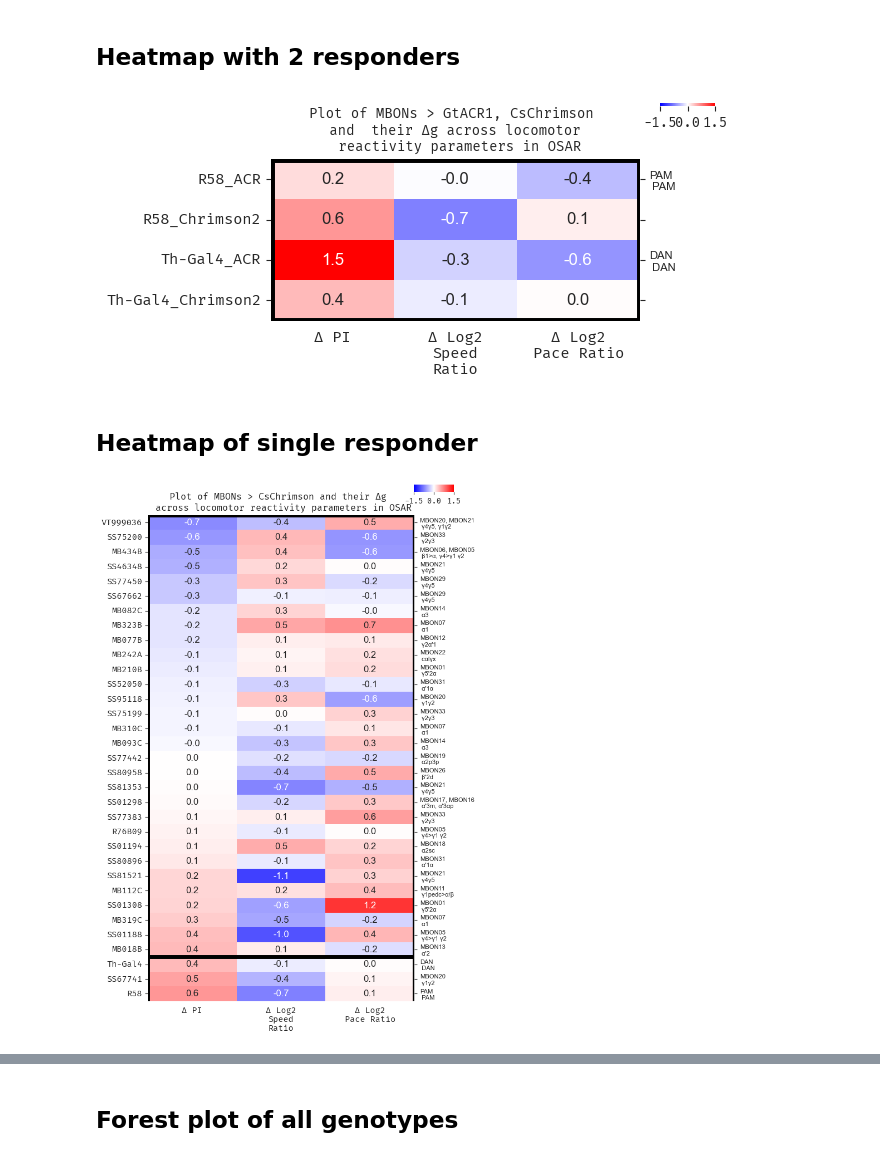
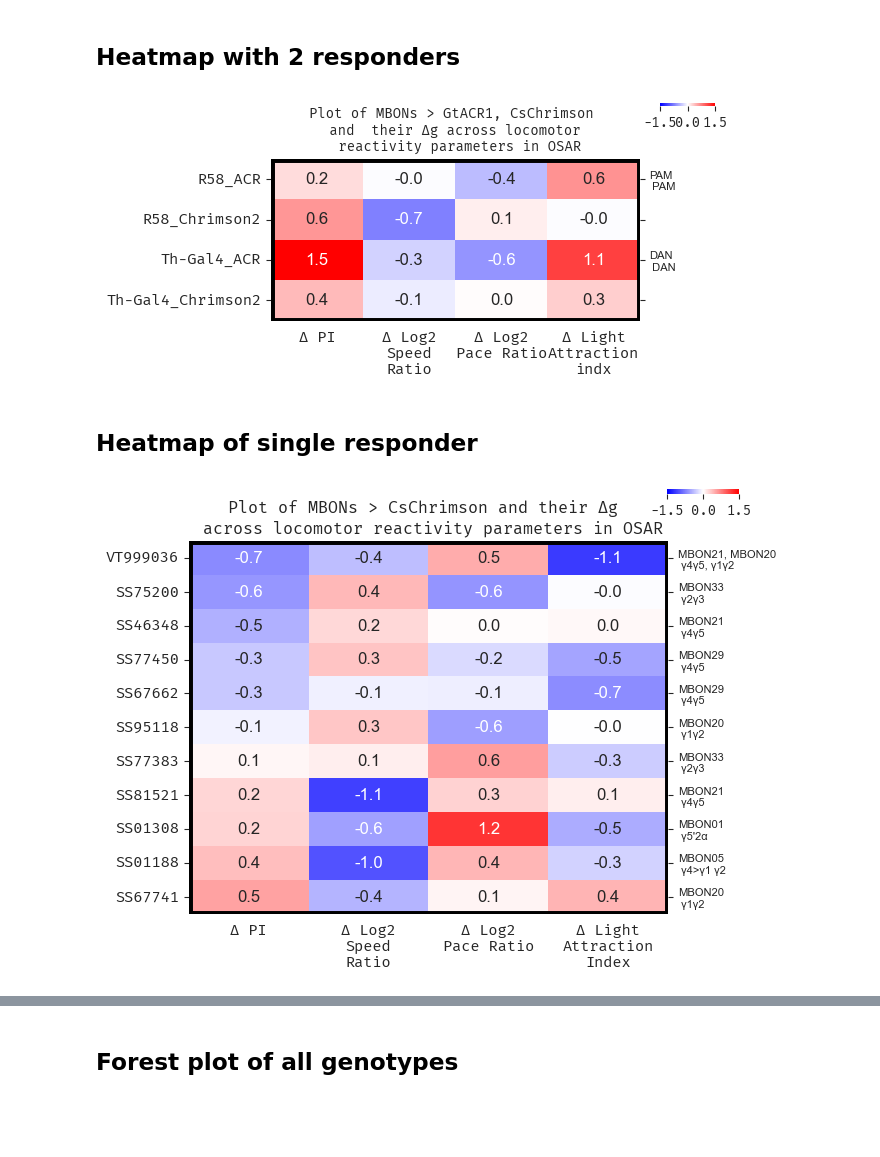
Before and after one commit to lnicole08/OSAR-Nicole-version, a Jupyter notebook: Multi and single dabest OSAR plots.ipynb, the cells around one changed output, grey strips where cells are left out. Drawn from its saved outputs; the diff is of its cells as text; code cells hidden in the pictures; blank space fills up the shorter version.

```diff
--- a/Multi and single dabest OSAR plots.ipynb
+++ b/Multi and single dabest OSAR plots.ipynb
@@ -355,7 +361,7 @@ j7.axhline(y = 4, color = 'k',
 j7.axvline(x = 0, color = 'k',
             linewidth = 5)
 
-j7.axvline(x = 3, color = 'k',
+j7.axvline(x = 4, color = 'k',
             linewidth = 5)
 
 #secondary axes
@@ -382,6 +388,6 @@ fig1.tight_layout()
 
 #plt.savefig(openPath + "images\\" + date + "_" + responder + "_deltagheatmapwithlobelocations.png", dpi = 1200)
 # %% [output]
-[figure, old version]
+[figure, new version]
 # %% [markdown]
 ## Heatmap of single responder
@@ -388,10 +404,21 @@ fig1.tight_layout()
+# %%
+dfpi, sortedlist, dabestlist = chartplottingdabest(dfi, basegenotype, 'pi_smoothed_Pattern 01')
+dfspeed, notsortedlist, notdabestlist = chartplottingdabest(dfi, basegenotype, 'log2_speed_ratio_Pattern 01')
+dfpace, pacesortedlist, pacedabestlist = chartplottingdabest(dfi, basegenotype, 'log2_pace_ratio_Pattern 01')
+dflei, leisortedlist, leidabestlist = chartplottingdabest(dfi, basegenotype, 'light_attraction_index_Pattern 01')
+
+piplot = dabest.load(dfpi, idx=dabestlist)
+spplot = dabest.load(dfspeed, idx=dabestlist)
+pcplot = dabest.load(dfpace, idx=dabestlist)
+leiplot = dabest.load(dflei, idx=dabestlist)
 # %%
 from functools import reduce
 
 pitable = pd.DataFrame({'MBON': piplot.hedges_g.statistical_tests['test'],'Δ PI': piplot.hedges_g.statistical_tests['difference']})
 sptable = pd.DataFrame({'MBON': spplot.hedges_g.statistical_tests['test'],'Δ Log2 Speed Ratio': spplot.hedges_g.statistical_tests['difference']})
 pctable = pd.DataFrame({'MBON': pcplot.hedges_g.statistical_tests['test'],'Δ Log2 Pace Ratio': pcplot.hedges_g.statistical_tests['difference']})
-tabletotallst = [pitable, sptable, pctable]
+leitable = pd.DataFrame({'MBON': leiplot.hedges_g.statistical_tests['test'],'Δ Light Attraction Index': leiplot.hedges_g.statistical_tests['difference']})
+tabletotallst = [pitable, sptable, pctable, leitable]
 
 tabletotal = reduce(lambda left, right: pd.merge(left, right, on =['MBON'], how = "outer"), tabletotallst)
 
@@ -438,17 +465,28 @@ for m in MBONList:
     lobelocation = pd.concat([lobelocation, lobeloc])
 
 lobelocation = lobelocation.reset_index(drop=True)
+# %%
+tabletotal=tabletotal[~tabletotal['MBON'].isin(['R58', 'Th-Gal4'])]
+#tabletotal
+
+lstofylobes = ['VT999036', 'SS75200', 'SS46348', 'SS77450', 'SS67662', 'SS81521', 'SS01308', 'SS01188', 'SS67741', 'SS77383', 'SS95118']
+dfylobes = pd.DataFrame()
+for p in lstofylobes:
+    dfylobes = pd.concat([dfylobes, tabletotal[tabletotal['MBON'] == p]], axis = 0)
+dfylobes = dfylobes.reset_index(drop=True)
 # %%
 #mini list of only SPECIFIC responder
 from mpl_toolkits.axes_grid1.inset_locator import inset_axes
 
+dfoneresponder = dfylobes.copy()
+
 if responder == 'Chrimson2':
     responderrename = "CsChrimson"
-    df_specificmbon = tabletotal[tabletotal['responder']=="Chrimson2"].sort_values(by = "Δ PI", ascending=True).reset_index(drop=True)
+    df_specificmbon = dfoneresponder[dfoneresponder['responder']=="Chrimson2"].sort_values(by = "Δ PI", ascending=True).reset_index(drop=True)
 
 if responder == 'ACR':
     responderrename = "GtACR1"
-    df_specificmbon = tabletotal[tabletotal['responder']=="ACR"].sort_values(by = "Δ PI", ascending=True).reset_index(drop=True)
+    df_specificmbon = dfoneresponder[dfoneresponder['responder']=="ACR"].sort_values(by = "Δ PI", ascending=True).reset_index(drop=True)
 
 plt.rcParams["font.family"] = "Fira Mono"
 
@@ -460,7 +498,7 @@ plt.rcParams["font.family"] = "Fira Mono"
 
 df60 = df_specificmbon.set_index(['MBON'])
 df60 = df60.drop(['responder'], axis =1)
-fig1, ax4 = plt.subplots(figsize=(7, 10))
+fig1, ax4 = plt.subplots(figsize=(7, 5))
 
 #adding extra axes label
 lobloclst = []
@@ -486,7 +524,7 @@ cax = inset_axes(ax4,
                  width="15%",  # width: 40% of parent_bbox width
                  height="1.5%",  # height: 10% of parent_bbox height
                  loc='lower right',
-                 bbox_to_anchor=(0.09, 1.08, 1, 1),
+                 bbox_to_anchor=(0.09, 1.2, 1, 1),
                  bbox_transform=ax4.transAxes,
                  borderpad=-2,
                  )
@@ -507,37 +545,37 @@ wrap_labels(j7, 10)
 j7.axhline(y = 0, color = 'k',
             linewidth = 5)
 
-j7.axhline(y = 30, color = 'k',
+j7.axhline(y = 11, color = 'k',
             linewidth = 5)
 
 j7.axvline(x = 0, color = 'k',
             linewidth = 5)
 
-j7.axvline(x = 3, color = 'k',
+j7.axvline(x = 4, color = 'k',
             linewidth = 5)
 
 #secondary axes
 j8 = j7.twinx()
 j8.set_ylim([0,j7.get_ylim()[0]])
 j8.set_yticks(j7.get_yticks())
 
 
 #y labels for mbon lobes and naming
 labellinglist = newdf600['Merge'].iloc[::-1]
 labelledlist = []
 for n in labellinglist:
     labelledlist.extend(n)
     #inserts blank space after every list name
 j8.set_yticklabels(labelledlist, fontsize=8)
 j8.spines['top'].set_visible(False)
 j8.spines['right'].set_visible(False)
 j8.spines['bottom'].set_visible(False)
 j8.spines['left'].set_visible(False)
 
 j7.set_title('Plot of MBONs > ' + responderrename +' and their Δg \n across locomotor reactivity parameters in OSAR', x=0.5, weight='bold', fontsize =12)
 
 fig1.tight_layout()
 
 #plt.savefig(openPath + "images\\" + date + "_" + responder + "_deltagheatmapwithlobelocations.png", dpi = 1200)
 # %% [output]
-[figure, old version]
+[figure, new version]
```
Also changed, not shown: parts of 12 cells of this notebook, 1 other file.
